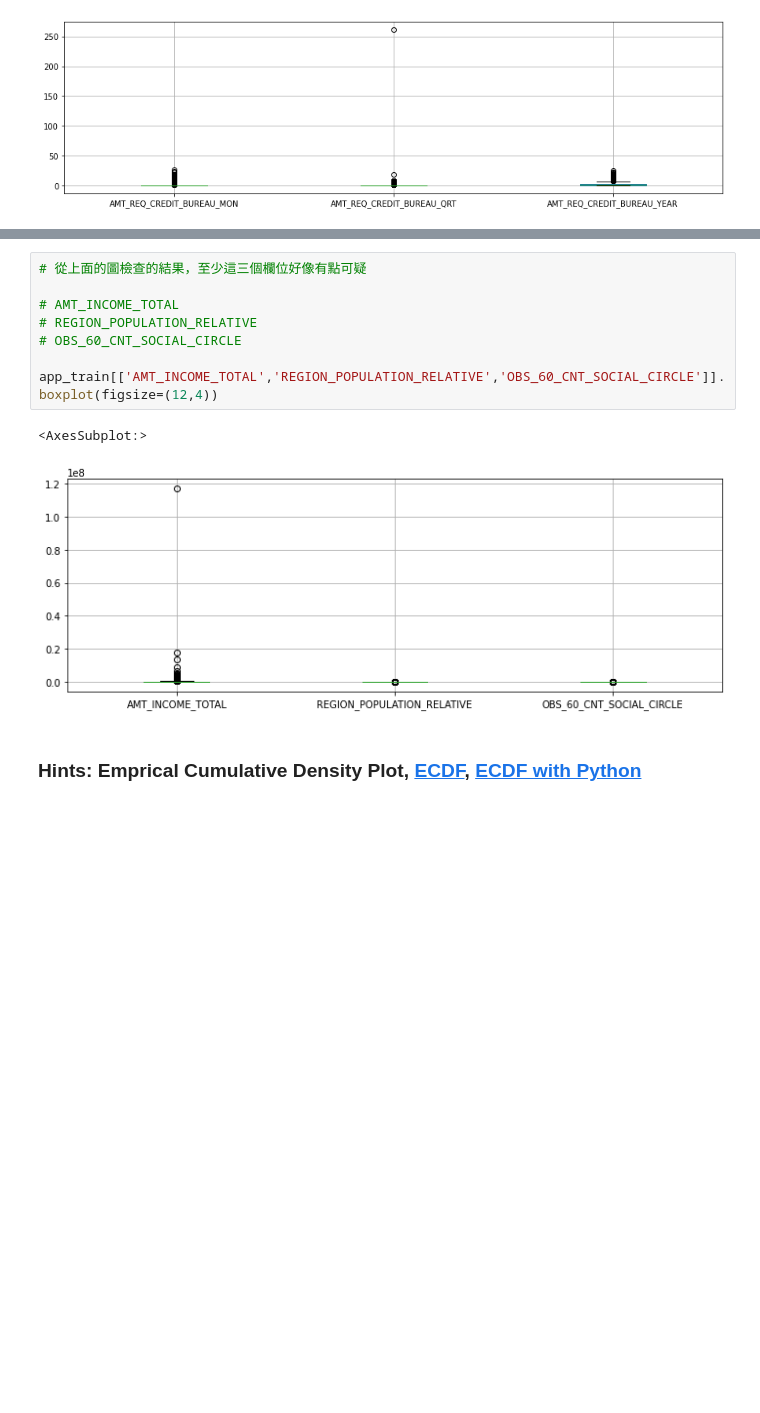
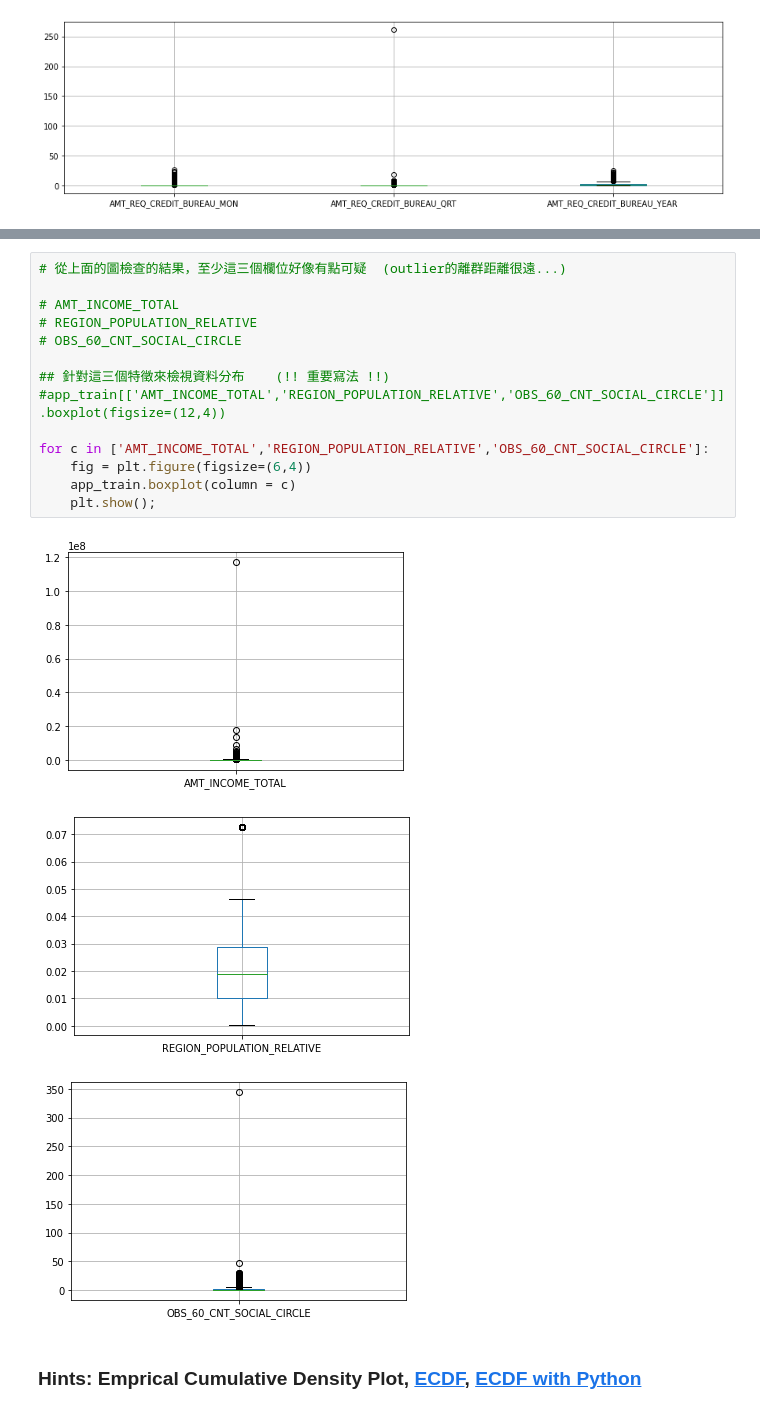
Before and after one commit to yuzonshen/ML100Days, a Jupyter notebook: homework/D009_outliers_detection_HW.ipynb, the cells around one changed output, grey strips where cells are left out. Saved outputs shown, nothing was run; the diff lists cells and outputs as text; blank space fills up the shorter version.

```diff
--- a/homework/D009_outliers_detection_HW.ipynb
+++ b/homework/D009_outliers_detection_HW.ipynb
@@ -105,14 +135,21 @@ app_train[numeric_columns[70:]].boxplot(figsize=(15,4))
 # %%
-# 從上面的圖檢查的結果，至少這三個欄位好像有點可疑
+# 從上面的圖檢查的結果，至少這三個欄位好像有點可疑  (outlier的離群距離很遠...)
 
 # AMT_INCOME_TOTAL
 # REGION_POPULATION_RELATIVE
 # OBS_60_CNT_SOCIAL_CIRCLE
 
-app_train[['AMT_INCOME_TOTAL','REGION_POPULATION_RELATIVE','OBS_60_CNT_SOCIAL_CIRCLE']].boxplot(figsize=(12,4))
+## 針對這三個特徵來檢視資料分布    (!! 重要寫法 !!)
+#app_train[['AMT_INCOME_TOTAL','REGION_POPULATION_RELATIVE','OBS_60_CNT_SOCIAL_CIRCLE']].boxplot(figsize=(12,4))
+
+for c in ['AMT_INCOME_TOTAL','REGION_POPULATION_RELATIVE','OBS_60_CNT_SOCIAL_CIRCLE']:
+    fig = plt.figure(figsize=(6,4))
+    app_train.boxplot(column = c)
+    plt.show();
 # %% [output]
-<AxesSubplot:>
-[figure, old version]
+[figure, new version]
+[figure, added]
+[figure, added]
 # %% [markdown]
 ### Hints: Emprical Cumulative Density Plot, [ECDF](https://zh.wikipedia.org/wiki/%E7%BB%8F%E9%AA%8C%E5%88%86%E5%B8%83%E5%87%BD%E6%95%B0), [ECDF with Python](https://stackoverflow.com/questions/14006520/ecdf-in-python-without-step-function)
 # %%
```
Also changed, not shown: parts of 8 cells of this notebook.
